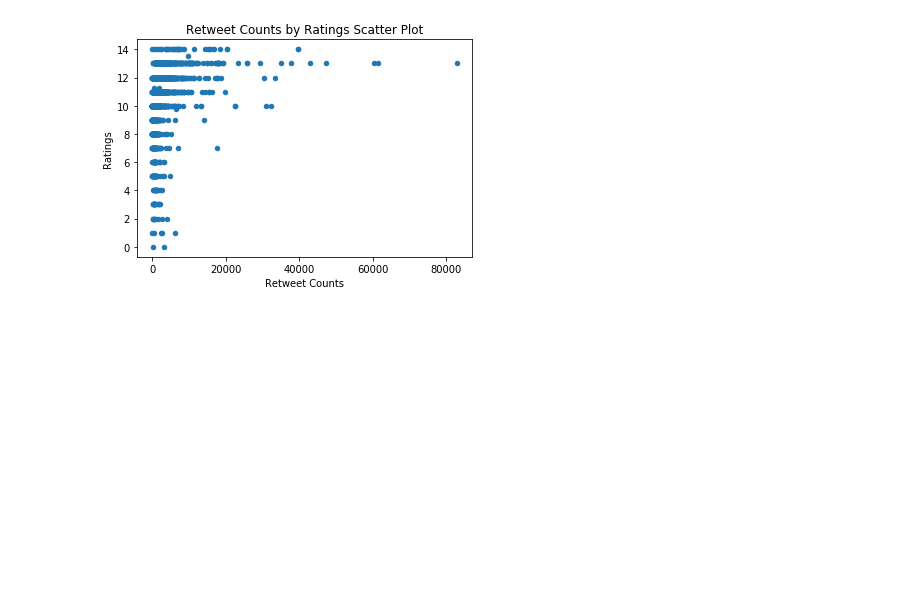
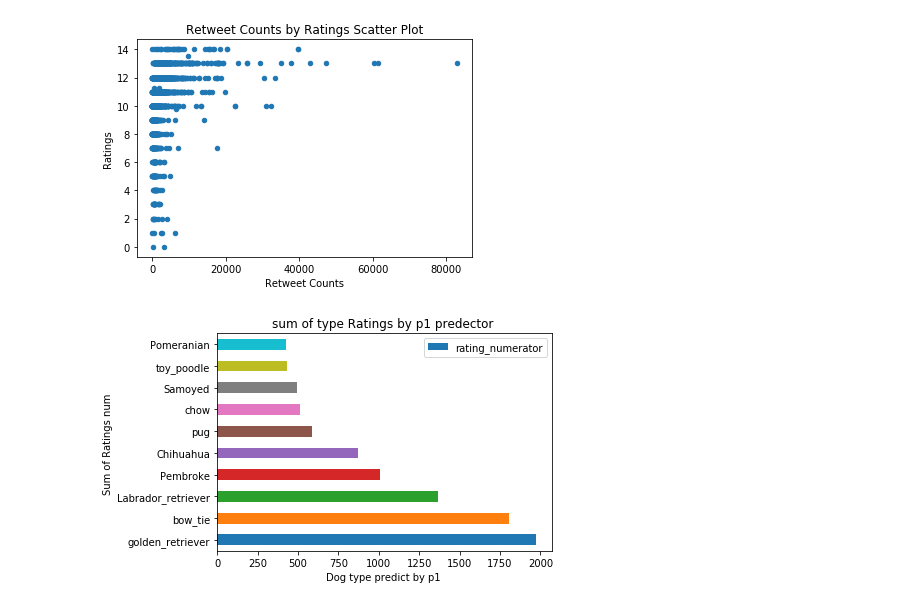
Before and after one commit to wessamalhallak/DataWrangling, a Jupyter notebook: wrangle_act.ipynb, the cells around one changed output. Cells and saved outputs as stored; diff of their text form; code cells hidden in the pictures; blank space fills up the shorter version.

```diff
--- a/wrangle_act.ipynb
+++ b/wrangle_act.ipynb
@@ -997,3 +997,12 @@ fig = plt.gcf()
 fig.savefig('output4.png',bbox_inches='tight');
 # %% [output]
 [figure]
+# %%
+df.groupby('p1').sum().sort_values("rating_numerator",ascending=0).head(10).plot(y='rating_numerator',kind="barh")
+plt.xlabel('Dog type predict by p1 ')
+plt.ylabel('Sum of Ratings num ')
+plt.title('sum of type Ratings by p1 predector ')
+fig = plt.gcf()
+fig.savefig('output5.png',bbox_inches='tight');
+# %% [output]
+[figure, added]
```
Also changed, not shown: parts of 7 cells of this notebook, 26 other files.
